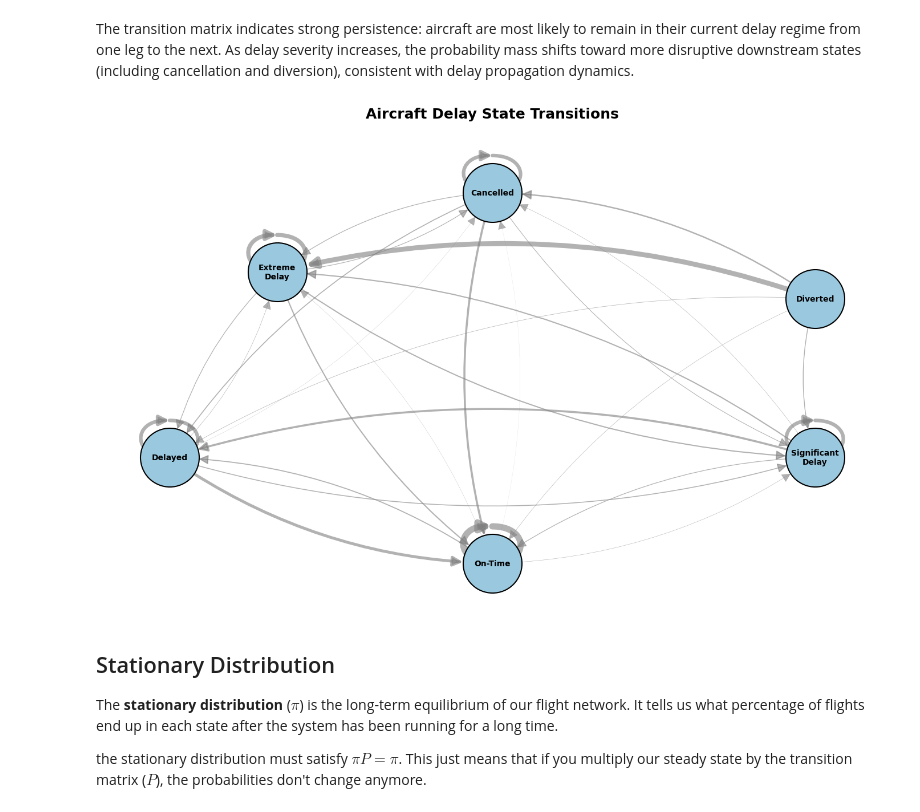
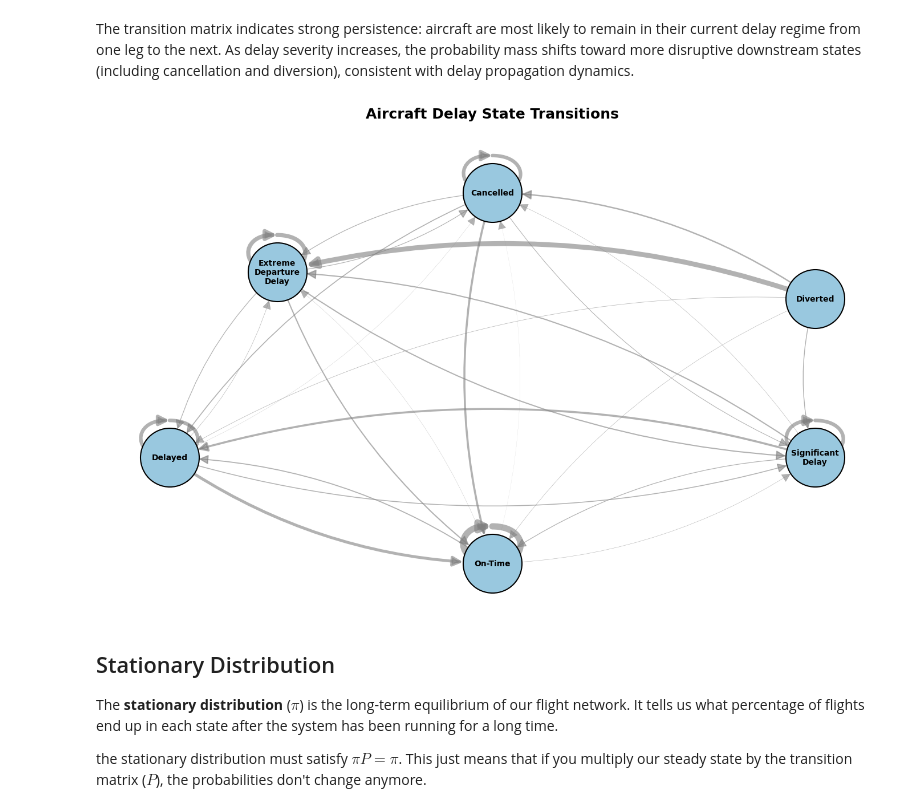
Before and after one commit to KamranSHussain/Flight-Delay-Propagation-Modeling, a Jupyter notebook: flight_delay_analysis.ipynb, the cells around one changed output. Drawn from its saved outputs; the diff is of its cells as text; code cells hidden in the pictures.

Commit message:
Updated visualizations

```diff
--- a/flight_delay_analysis.ipynb
+++ b/flight_delay_analysis.ipynb
@@ -269,8 +269,6 @@ for tz, group in delay_df.groupby('DEP_TZ'):
 
     delay_df.loc[group.index, 'CRS_DEP_UTC'] = utc
 
-delay_df.loc[group.index, 'CRS_DEP_UTC'] = utc
-
 delay_df.head()
 # %% [output]
 |  | DAY_OF_WEEK | FL_DATE | OP_CARRIER_AIRLINE_ID | TAIL_NUM | OP_CARRIER_FL_NUM | ORIGIN_AIRPORT_ID | ORIGIN | ... |
@@ -481,7 +489,7 @@ state_labels = {
     0.0: 'On-Time',
     1.0: 'Delayed',
     2.0: 'Significant\nDelay',
-    3.0: 'Extreme\nDelay',
+    3.0: 'Extreme\nDeparture\nDelay',
     4.0: 'Cancelled',
     5.0: 'Diverted'
 }
@@ -503,7 +511,7 @@ for current_state in transition_matrix.index:
 pos = {
     'On-Time': (0, -3),
     'Delayed': (-3, -1),
-    'Extreme\nDelay': (-2, 2.5),
+    'Extreme\nDeparture\nDelay': (-2, 2.5),
     'Cancelled': (0, 4),
     'Diverted': (3, 2),
     'Significant\nDelay': (3, -1)
@@ -511,34 +519,34 @@ pos = {
 
 edge_widths = [dg[u][v]['weight'] * 10 for u, v in dg.edges()]
 
 plt.figure(figsize=(14, 9))
 nx.draw_networkx_edges(
     dg, pos,
     node_size=5500,
     width=edge_widths,
     arrowstyle='-|>',
     arrowsize=25,
     edge_color='gray',
     alpha=0.6,
     connectionstyle='arc3,rad=0.15'
 )
 
 nx.draw_networkx_nodes(
     dg, pos,
     node_size=5500,
     node_color='#99C8DF',
     edgecolors='black',
     linewidths=1.5
 )
 
 nx.draw_networkx_labels(dg, pos, font_size=10, font_weight='bold')
 
 plt.title("Aircraft Delay State Transitions", fontsize=18, fontweight='bold', pad=20)
 plt.axis('off')
 plt.tight_layout()
 plt.show()
 # %% [output]
-[figure, old version]
+[figure, new version]
 # %% [markdown]
 ## Stationary Distribution
 
```
Also changed, not shown: parts of 5 cells of this notebook.
